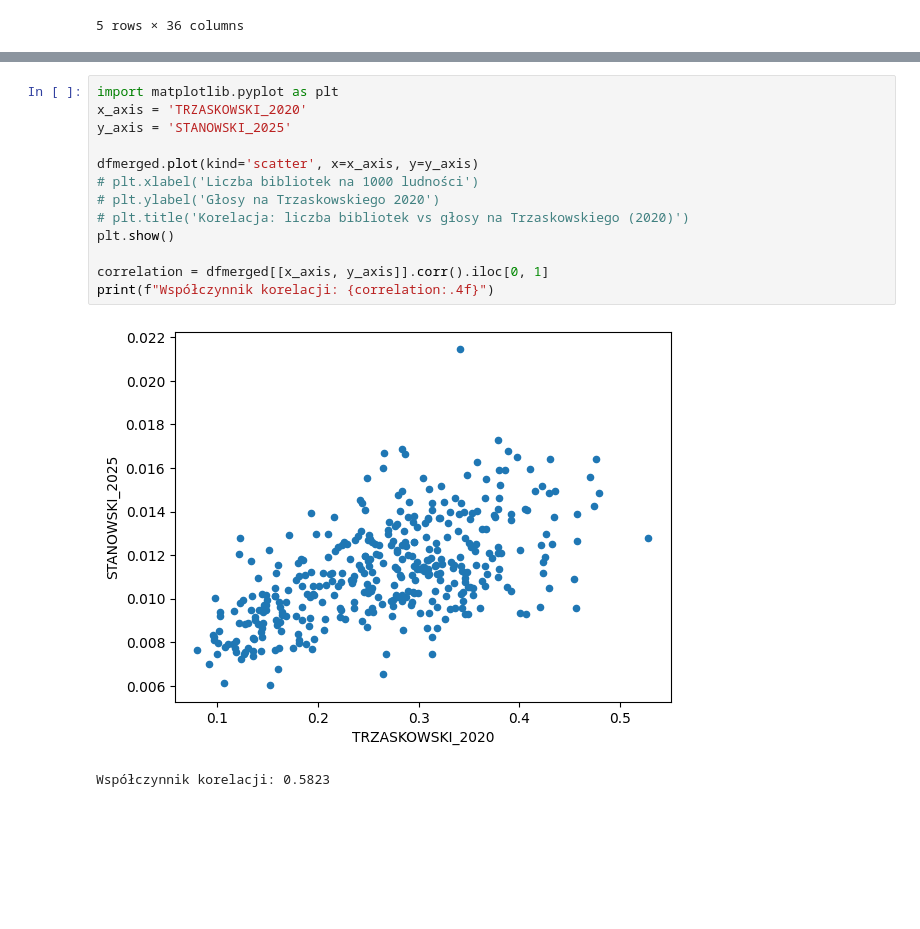
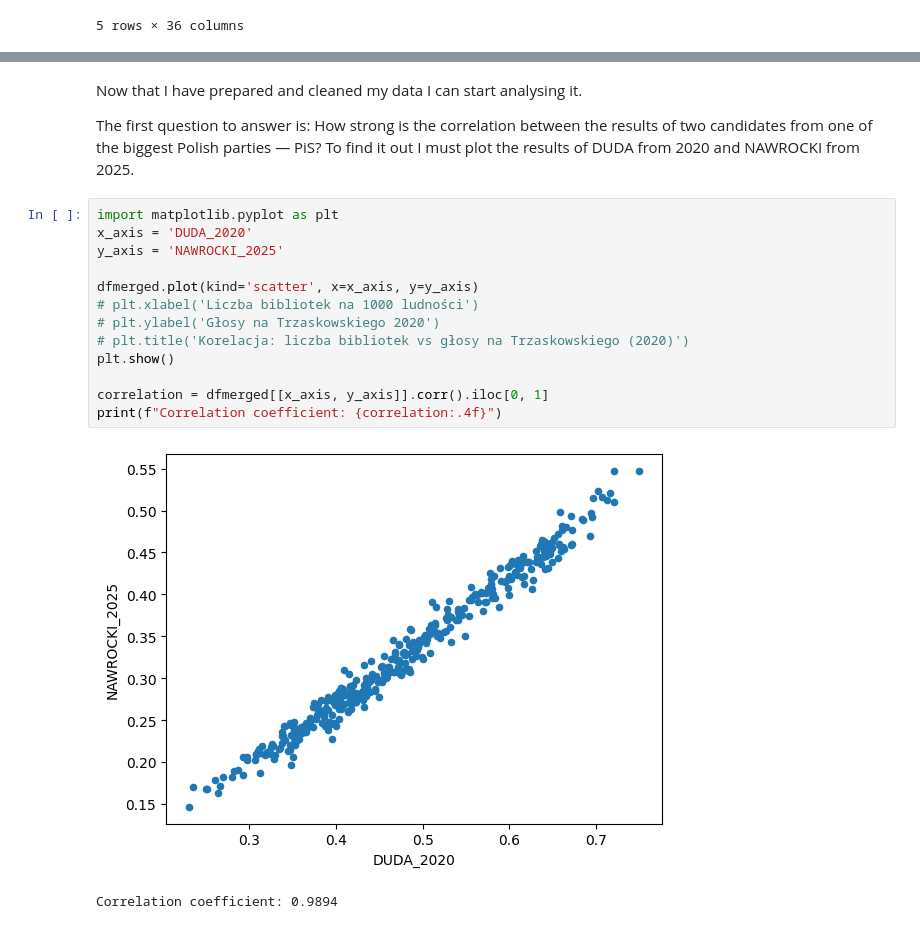
Before and after one commit to MarcinCzerkas/Project-Polish-Presidential-Election-2025, a Jupyter notebook: wybory.ipynb, the cells around one changed output, grey strips where cells are left out. Saved outputs shown, nothing was run; the diff lists cells and outputs as text; blank space fills up the shorter version.

```diff
--- a/wybory.ipynb
+++ b/wybory.ipynb
@@ -193,19 +174,23 @@ Data columns (total 54 columns):
  53  NAWROCKI_VS_DUDA_DIFF                           380 non-null    float64
 dtypes: Int64(1), float64(45), object(8)
 memory usage: 161.7+ KB
+# %% [markdown]
+Now that I have prepared and cleaned my data I can start analysing it.
+
+The first question to answer is: How strong is the correlation between the results of two candidates from one of the biggest Polish parties — PiS? To find it out I must plot the results of DUDA from 2020 and NAWROCKI from 2025.
 # %%
 import matplotlib.pyplot as plt
-x_axis = 'TRZASKOWSKI_2020'
-y_axis = 'STANOWSKI_2025'
+x_axis = 'DUDA_2020'
+y_axis = 'NAWROCKI_2025'
 
 dfmerged.plot(kind='scatter', x=x_axis, y=y_axis)
 # plt.xlabel('Liczba bibliotek na 1000 ludności')
 # plt.ylabel('Głosy na Trzaskowskiego 2020')
 # plt.title('Korelacja: liczba bibliotek vs głosy na Trzaskowskiego (2020)')
 plt.show()
 
 correlation = dfmerged[[x_axis, y_axis]].corr().iloc[0, 1]
-print(f"Współczynnik korelacji: {correlation:.4f}")
+print(f"Correlation coefficient: {correlation:.4f}")
 # %% [output]
-[figure, old version]
+[figure, new version]
-Współczynnik korelacji: 0.5823
+Correlation coefficient: 0.9894
```
Also changed, not shown: parts of 32 cells of this notebook, 11 other files.
